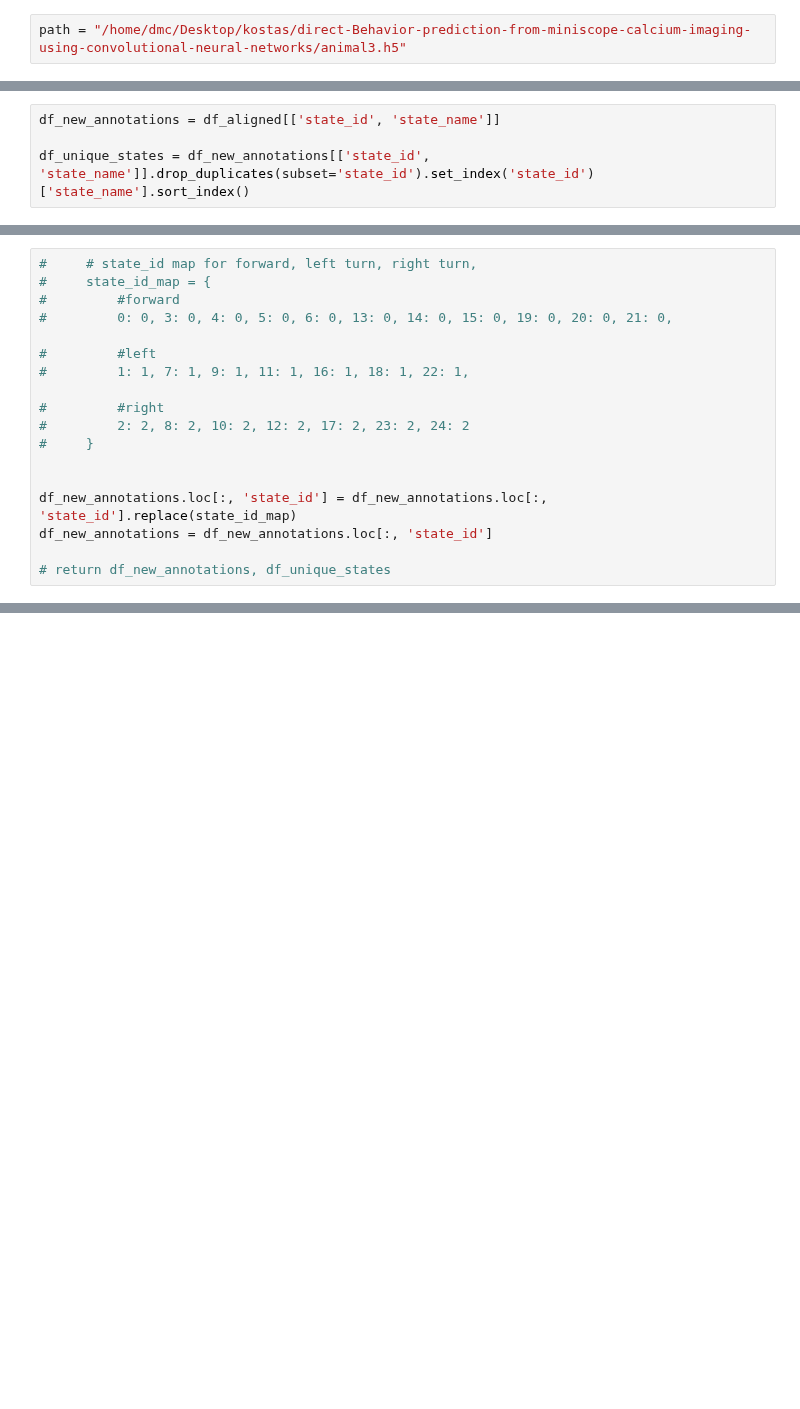
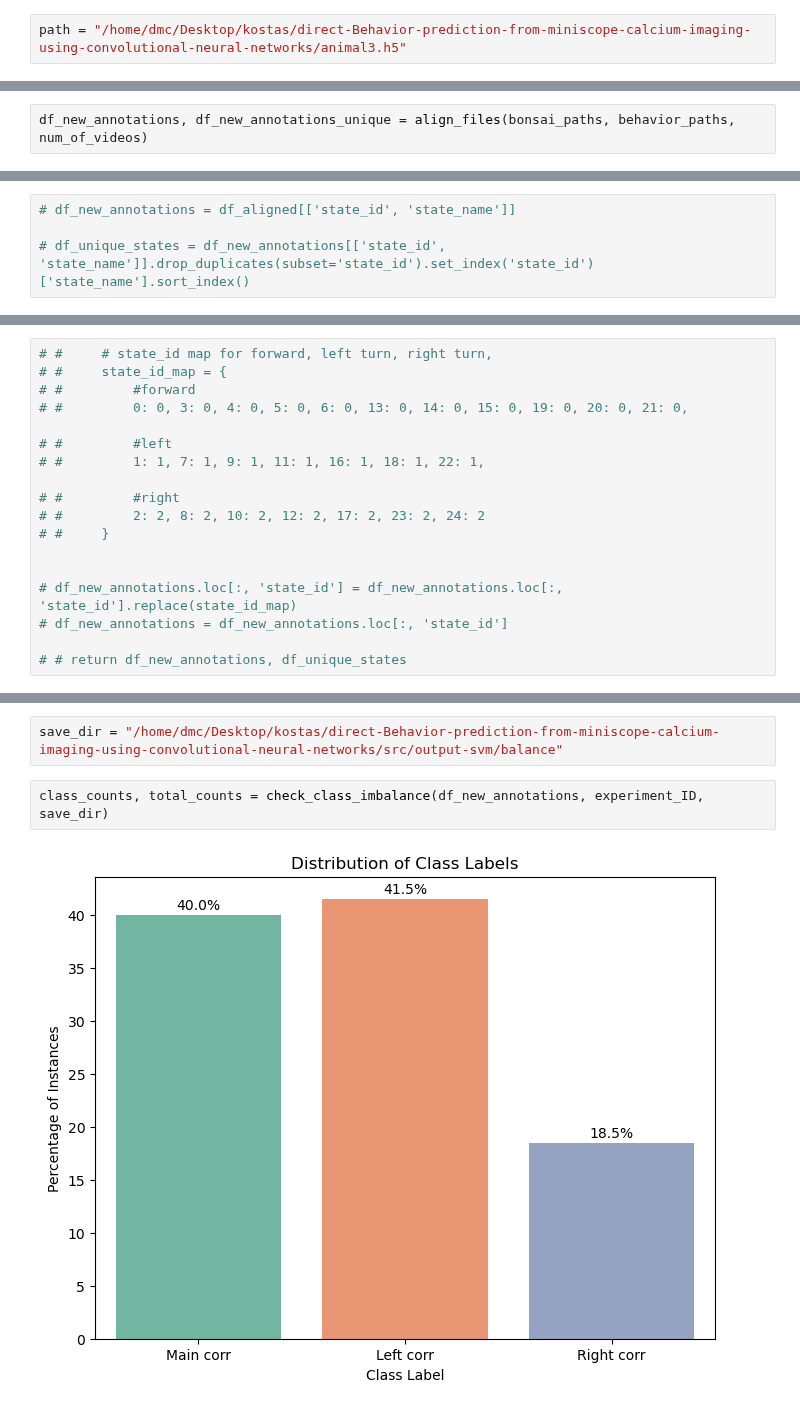
Before and after one commit to konkalaitzidis/bpnn, a Jupyter notebook: src/BPSVM.ipynb, the cells around one changed output, grey strips where cells are left out. Saved outputs shown, nothing was run; the diff lists cells and outputs as text; blank space fills up the shorter version.

```diff
--- a/src/BPSVM.ipynb
+++ b/src/BPSVM.ipynb
@@ -17,0 +145,2 @@ plt.plot(traces[50])
+# %%
+df_new_annotations, df_new_annotations_unique = align_files(bonsai_paths, behavior_paths, num_of_videos)
@@ -37,5 +182,5 @@ df_aligned = df_behavior.loc[bonsai_data.groupby('Calcium_frame').first()[1:].Fr
 # %%
-df_new_annotations = df_aligned[['state_id', 'state_name']]
+# df_new_annotations = df_aligned[['state_id', 'state_name']]
 
-df_unique_states = df_new_annotations[['state_id', 'state_name']].drop_duplicates(subset='state_id').set_index('state_id')['state_name'].sort_index()
+# df_unique_states = df_new_annotations[['state_id', 'state_name']].drop_duplicates(subset='state_id').set_index('state_id')['state_name'].sort_index()
 # %%
@@ -68,18 +195,18 @@ state_id_map = {
 # %%
-#     # state_id map for forward, left turn, right turn,
-#     state_id_map = {
-#         #forward
-#         0: 0, 3: 0, 4: 0, 5: 0, 6: 0, 13: 0, 14: 0, 15: 0, 19: 0, 20: 0, 21: 0,
+# #     # state_id map for forward, left turn, right turn,
+# #     state_id_map = {
+# #         #forward
+# #         0: 0, 3: 0, 4: 0, 5: 0, 6: 0, 13: 0, 14: 0, 15: 0, 19: 0, 20: 0, 21: 0,
 
-#         #left
-#         1: 1, 7: 1, 9: 1, 11: 1, 16: 1, 18: 1, 22: 1,
+# #         #left
+# #         1: 1, 7: 1, 9: 1, 11: 1, 16: 1, 18: 1, 22: 1,
 
-#         #right
-#         2: 2, 8: 2, 10: 2, 12: 2, 17: 2, 23: 2, 24: 2
-#     }
+# #         #right
+# #         2: 2, 8: 2, 10: 2, 12: 2, 17: 2, 23: 2, 24: 2
+# #     }
 
 
-df_new_annotations.loc[:, 'state_id'] = df_new_annotations.loc[:, 'state_id'].replace(state_id_map)
-df_new_annotations = df_new_annotations.loc[:, 'state_id']
+# df_new_annotations.loc[:, 'state_id'] = df_new_annotations.loc[:, 'state_id'].replace(state_id_map)
+# df_new_annotations = df_new_annotations.loc[:, 'state_id']
 
-# return df_new_annotations, df_unique_states
+# # return df_new_annotations, df_unique_states
@@ -106,0 +236,6 @@ Name: state_id, Length: 24589, dtype: int64
+# %%
+save_dir = "/home/dmc/Desktop/kostas/direct-Behavior-prediction-from-miniscope-calcium-imaging-using-convolutional-neural-networks/src/output-svm/balance"
+# %%
+class_counts, total_counts = check_class_imbalance(df_new_annotations, experiment_ID, save_dir)
+# %% [output]
+[figure, added]
```
Also changed, not shown: parts of 41 cells of this notebook, 4 other files.
